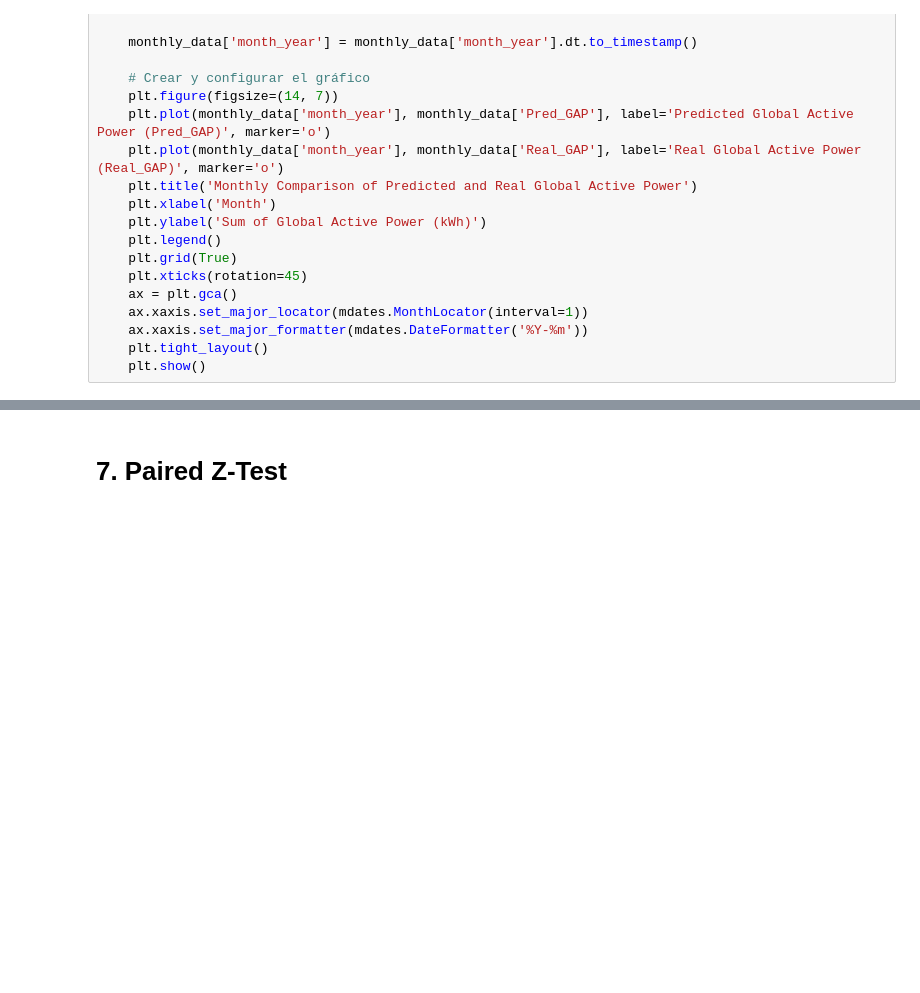
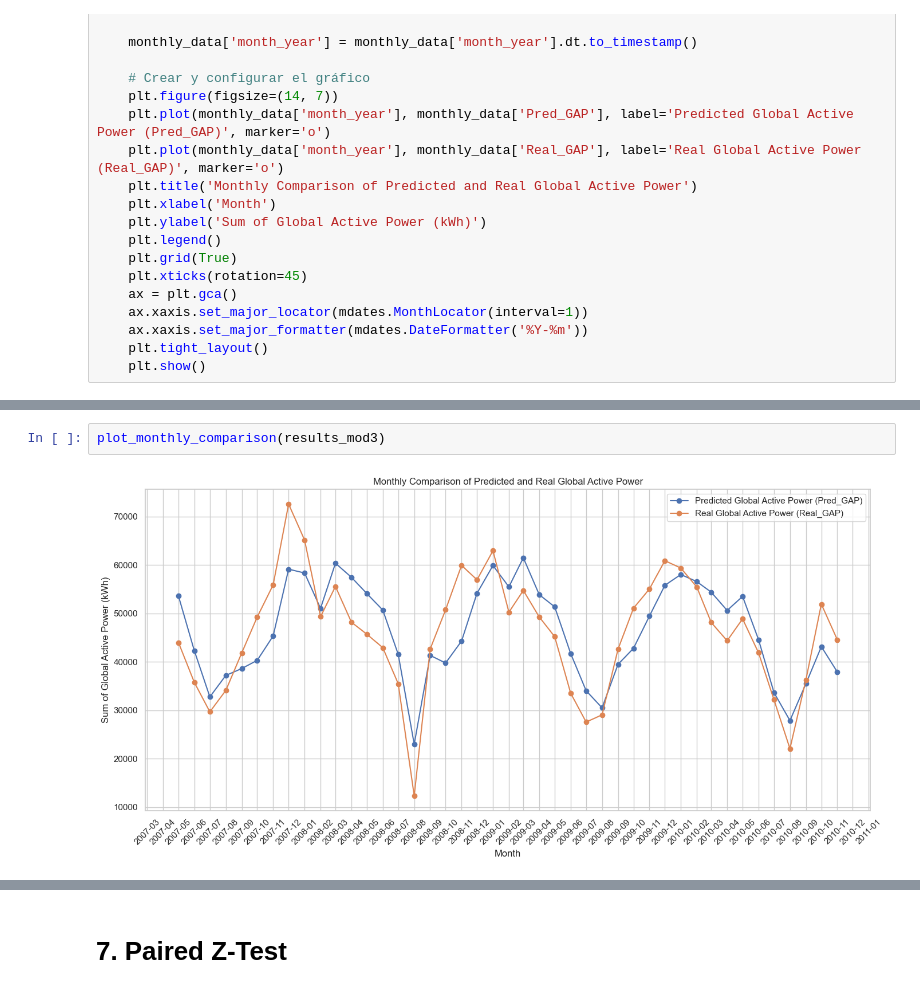
Before and after one commit to matgoni/Household_Power_Consumption, a Jupyter notebook: IHPC.ipynb, the cells around one changed output, grey strips where cells are left out. Saved outputs shown, nothing was run; the diff lists cells and outputs as text; blank space fills up the shorter version.

```diff
--- a/IHPC.ipynb
+++ b/IHPC.ipynb
@@ -432,3 +434,7 @@ plot_monthly_comparison(results_mod2)
+# %%
+plot_monthly_comparison(results_mod3)
+# %% [output]
+[figure, added]
 # %%
 plot_monthly_comparison(results_mod3)
 # %% [output]
```
Also changed, not shown: parts of 15 cells of this notebook.
